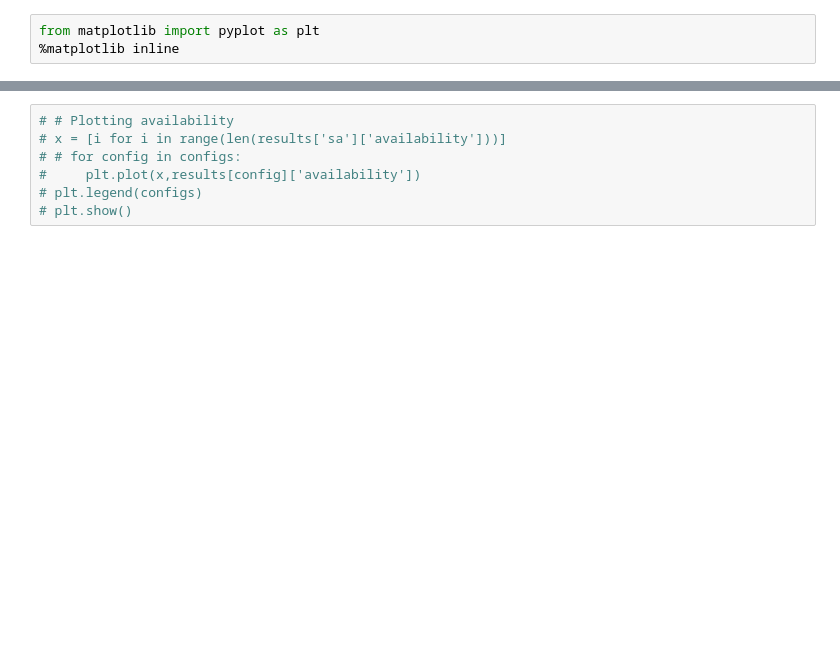
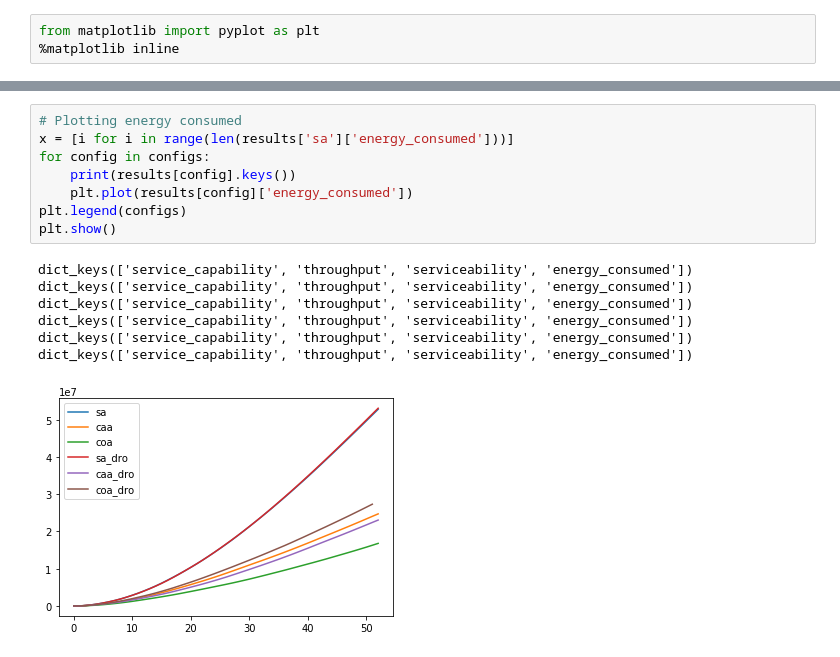
Before and after one commit to revanthgss/simvfc, a Jupyter notebook: Results.ipynb, the cells around one changed output, grey strips where cells are left out. Saved outputs shown, nothing was run; the diff lists cells and outputs as text; blank space fills up the shorter version.

```diff
--- a/Results.ipynb
+++ b/Results.ipynb
@@ -67,7 +93,16 @@ plt.show()
 # %%
-# # Plotting availability
-# x = [i for i in range(len(results['sa']['availability']))]
-# # for config in configs:
-#     plt.plot(x,results[config]['availability'])
-# plt.legend(configs)
-# plt.show()
+# Plotting energy consumed
+x = [i for i in range(len(results['sa']['energy_consumed']))]
+for config in configs:
+    print(results[config].keys())
+    plt.plot(results[config]['energy_consumed'])
+plt.legend(configs)
+plt.show()
+# %% [output]
+dict_keys(['service_capability', 'throughput', 'serviceability', 'energy_consumed'])
+dict_keys(['service_capability', 'throughput', 'serviceability', 'energy_consumed'])
+dict_keys(['service_capability', 'throughput', 'serviceability', 'energy_consumed'])
+dict_keys(['service_capability', 'throughput', 'serviceability', 'energy_consumed'])
+dict_keys(['service_capability', 'throughput', 'serviceability', 'energy_consumed'])
+dict_keys(['service_capability', 'throughput', 'serviceability', 'energy_consumed'])
+[figure, added]
```
Also changed, not shown: parts of 7 cells of this notebook, 18 other files.
